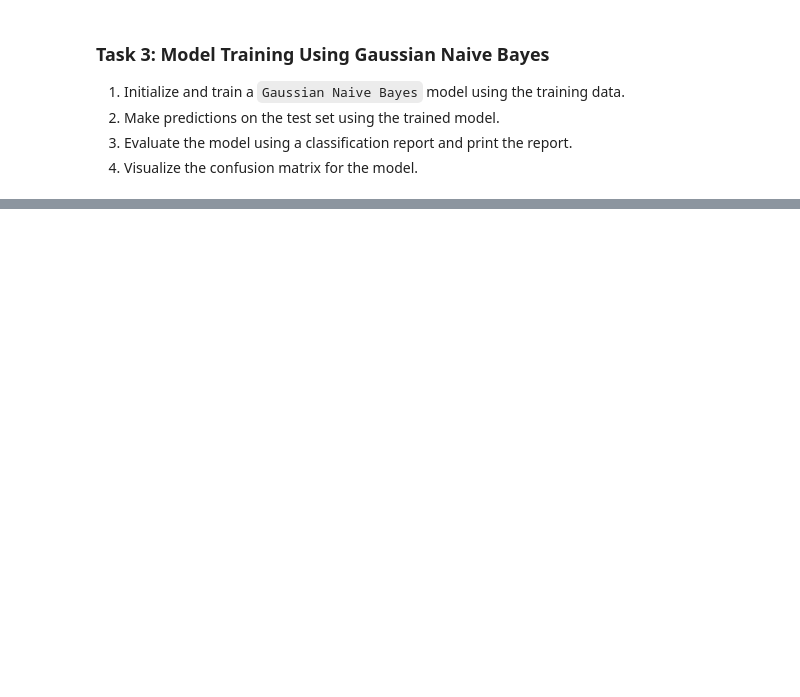
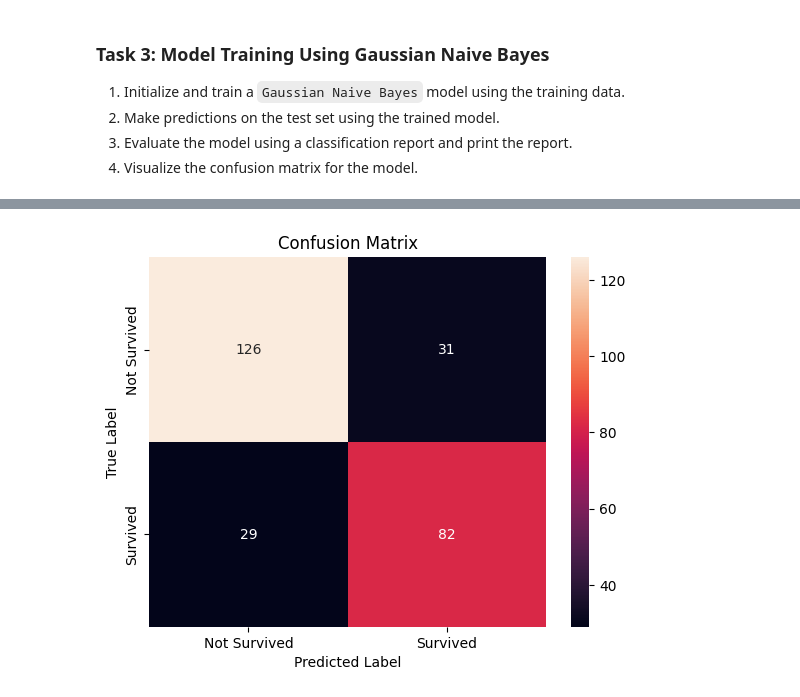
Before and after one commit to RawatXd/Machine-Learning-Projects, a Jupyter notebook: Titanic Survival Prediction/titanic_survival.ipynb, the cells around one changed output, grey strips where cells are left out. Cells and saved outputs as stored; diff of their text form; code cells hidden in the pictures; blank space fills up the shorter version.

```diff
--- a/Titanic Survival Prediction/titanic_survival.ipynb
+++ b/Titanic Survival Prediction/titanic_survival.ipynb
@@ -141,2 +141,5 @@ plt.show()
 # %%
 # Step 2: Encode the 'sex' column using one-hot encoding
+df = pd.get_dummies(df,columns=['sex'],drop_first=True)
+
+df.head(2)
@@ -143,10 +150,18 @@ plt.show()
 # %%
 # Step 3: Standardize the 'fare' column using StandardScaler
+
+scaler = StandardScaler()
+df['fare'] = scaler.fit_transform(df[['fare']])
 # %%
 # Step 4: Select the features and target variable for modeling
 
+features = ['p_class','age','fare','sex_male']
+x = df[features]
+y=df['survived']
 
 # Step 5: Split the dataset into training and testing sets with a test size of 30%
+
+x_train,x_test,y_train,y_test = train_test_split(x,y,test_size=0.3,random_state=42)
 # %% [markdown]
 ### Task 3: Model Training Using Gaussian Naive Bayes
 
@@ -157,7 +172,9 @@ plt.show()
 # %%
 # Step 1: Initialize and train a Gaussian Naive Bayes model using the training data
 
-
+model = GaussianNB()
+model.fit(x_train , y_train)
 # Step 2: Make predictions on the test set using the trained model
+y_pred = model.predict(x_test)
 # %%
 # Step 3: Evaluate the model using a classification report and print the report
@@ -164,2 +194,10 @@ plt.show()
 # %%
 # Step 4: Visualize the confusion matrix for the model
+cm = confusion_matrix(y_test,y_pred)
+sns.heatmap(cm,annot = True , xticklabels=['Not Survived' , 'Survived'],fmt='d',yticklabels=['Not Survived' , 'Survived'])
+plt.xlabel('Predicted Label')
+plt.ylabel('True Label')
+plt.title('Confusion Matrix')
+plt.show()
+# %% [output]
+[figure, added]
```
Also changed, not shown: parts of 6 cells of this notebook.
